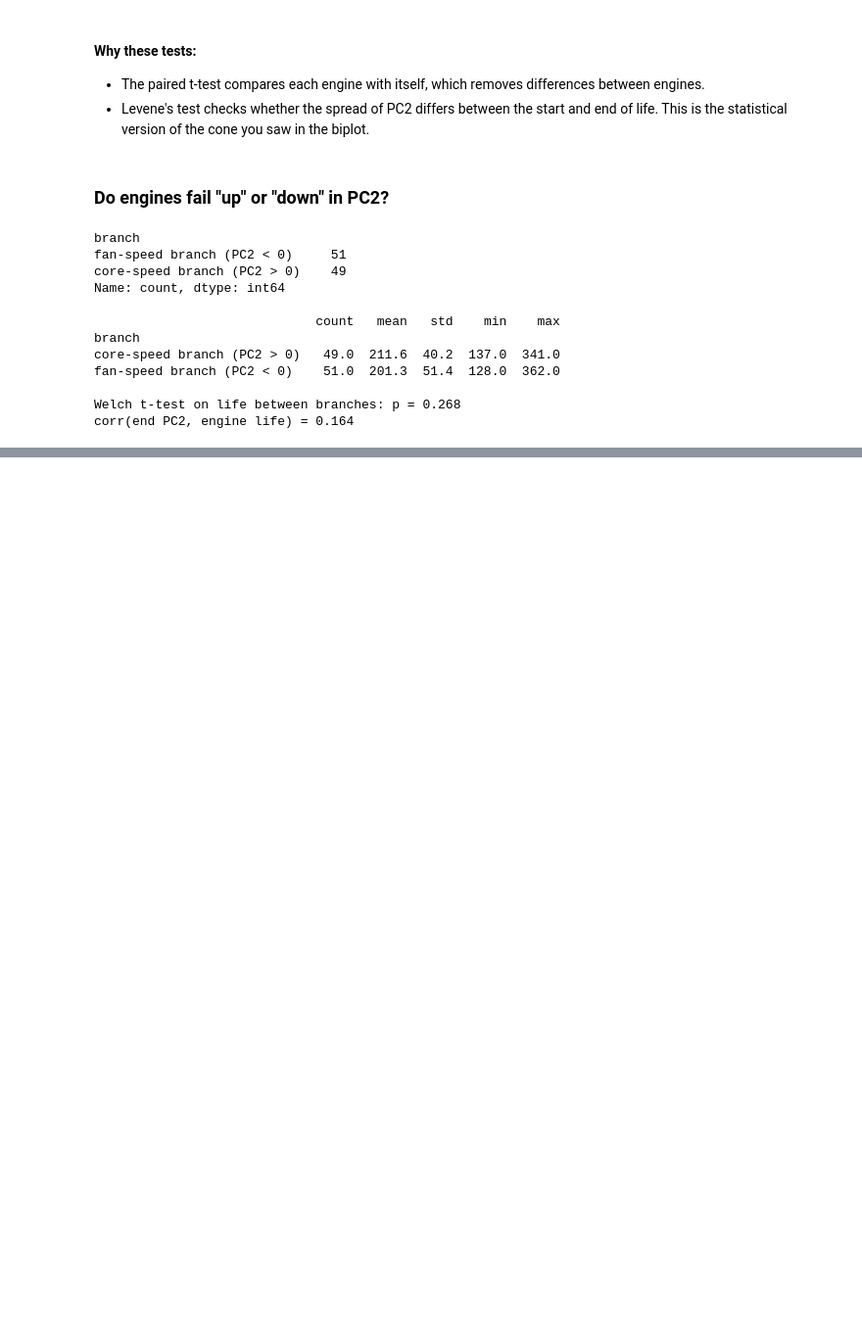
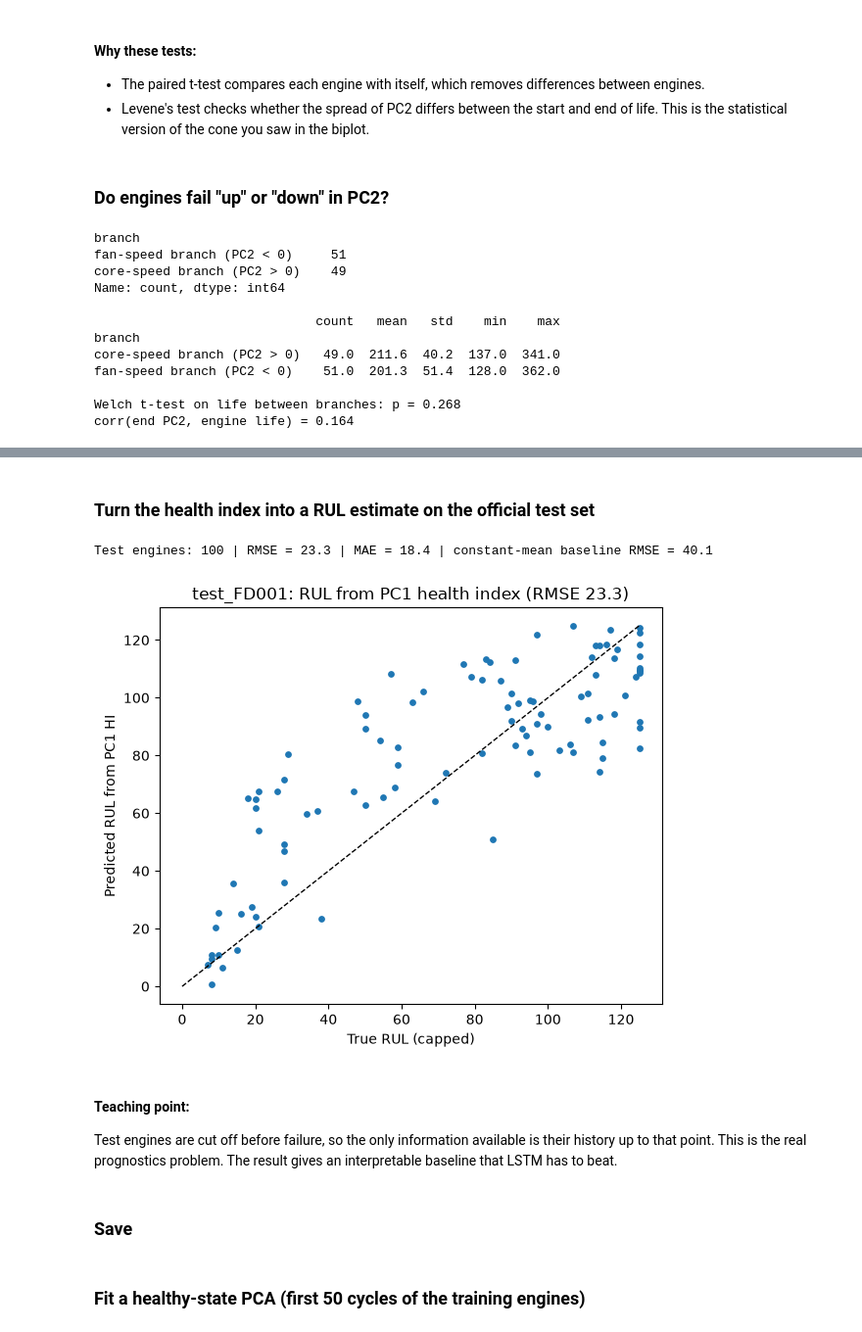
Before and after one commit to donald01johnson/mfda-exp8-pca-health, a Jupyter notebook: notebooks/exp8_pca_health.ipynb, the cells around one changed output, grey strips where cells are left out. Shown at 98% size. Saved outputs shown, nothing was run; the diff lists cells and outputs as text; code cells hidden in the pictures; blank space fills up the shorter version.

```diff
--- a/notebooks/exp8_pca_health.ipynb
+++ b/notebooks/exp8_pca_health.ipynb
@@ -646,0 +683,20 @@ corr(end PC2, engine life) = 0.164
+# %%
+rng = np.random.default_rng(7)
+units = df["unit"].unique()
+val_units = np.sort(rng.choice(units, 20, replace=False))
+is_tr = ~df["unit"].isin(val_units).to_numpy()
+is_va = ~is_tr
+
+X_all = df[keep].to_numpy(dtype=float, copy=True)
+mu_tr = X_all[is_tr].mean(axis=0)
+sd_tr = X_all[is_tr].std(axis=0, ddof=1)
+Z_all = (X_all - mu_tr) / sd_tr                      # everyone uses TRAIN statistics
+
+lam_tr, V_tr = np.linalg.eigh(Z_all[is_tr].T @ Z_all[is_tr] / (is_tr.sum() - 1))
+v1 = V_tr[:, np.argmax(lam_tr)]
+if np.corrcoef(Z_all[is_tr] @ v1, df.loc[is_tr, "RUL_cap"])[0, 1] > 0:
+    v1 = -v1                                          # orient: HI rises toward failure
+
+print("validation engines:", val_units.tolist())
+print("train cycles:", is_tr.sum(), "| validation cycles:", is_va.sum())
+print("|v1_train · v1_all-data| =", round(abs(v1 @ V[:, 0]), 5))
@@ -646,0 +797,44 @@ corr(end PC2, engine life) = 0.164
+# %% [markdown]
+### Turn the health index into a RUL estimate on the official test set
+# %%
+cols_t = ["unit", "cycle", "op1", "op2", "op3"] + list(sensor_map)
+test = pd.read_csv(DATA_DIR / "test_FD001.txt", sep=r"\s+", header=None, names=cols_t)
+rul_true = pd.read_csv(DATA_DIR / "RUL_FD001.txt", sep=r"\s+", header=None).iloc[:, 0].to_numpy()
+
+Z_te = (test[keep].to_numpy(dtype=float, copy=True) - mu_tr) / sd_tr     # TRAIN statistics
+h_te = (pd.Series(Z_te @ v1)
+          .groupby(test["unit"].to_numpy())
+          .transform(lambda x: x.rolling(W, min_periods=1).mean())
+          .to_numpy())
+h0, h1 = scale["PC1"]
+test["HI"] = (h_te - h0) / (h1 - h0)
+hi_last = test.groupby("unit")["HI"].last().to_numpy()
+
+# map HI -> capped RUL with a quadratic fit on TRAINING engines
+coef = np.polyfit(raw.loc[is_tr, "PC1"], raw.loc[is_tr, "RUL_cap"], deg=2)
+rul_pred = np.clip(np.polyval(coef, hi_last), 0, RUL_CAP)
+
+truth = np.minimum(rul_true, RUL_CAP)
+rmse  = np.sqrt(np.mean((rul_pred - truth) ** 2))
+mae   = np.mean(np.abs(rul_pred - truth))
+rmse0 = np.sqrt(np.mean((truth.mean() - truth) ** 2))      # baseline: always predict the mean
+print(f"Test engines: {len(truth)} | RMSE = {rmse:.1f} | MAE = {mae:.1f} | "
+      f"constant-mean baseline RMSE = {rmse0:.1f}")
+
+plt.figure(figsize=(6, 5))
+plt.scatter(truth, rul_pred, s=15)
+plt.plot([0, RUL_CAP], [0, RUL_CAP], "k--", lw=1)
+plt.xlabel("True RUL (capped)"); plt.ylabel("Predicted RUL from PC1 HI")
+plt.title(f"test_FD001: RUL from PC1 health index (RMSE {rmse:.1f})")
+plt.tight_layout()
+plt.savefig(FIG_DIR / "fig09_test_rul_from_hi.png", dpi=150)
+plt.show()
+# %% [output]
+Test engines: 100 | RMSE = 23.3 | MAE = 18.4 | constant-mean baseline RMSE = 40.1
+[figure, added]
+# %% [markdown]
+#### Teaching point:
+
+Test engines are cut off before failure, so the only information available is their history up to that point. This is the real prognostics problem. The result gives an interpretable baseline that LSTM has to beat.
+# %% [markdown]
+### Save
@@ -646,0 +847,2 @@ corr(end PC2, engine life) = 0.164
+# %% [markdown]
+### Fit a healthy-state PCA (first 50 cycles of the training engines)
```
Also changed, not shown: parts of 24 cells of this notebook, 4 other files.
